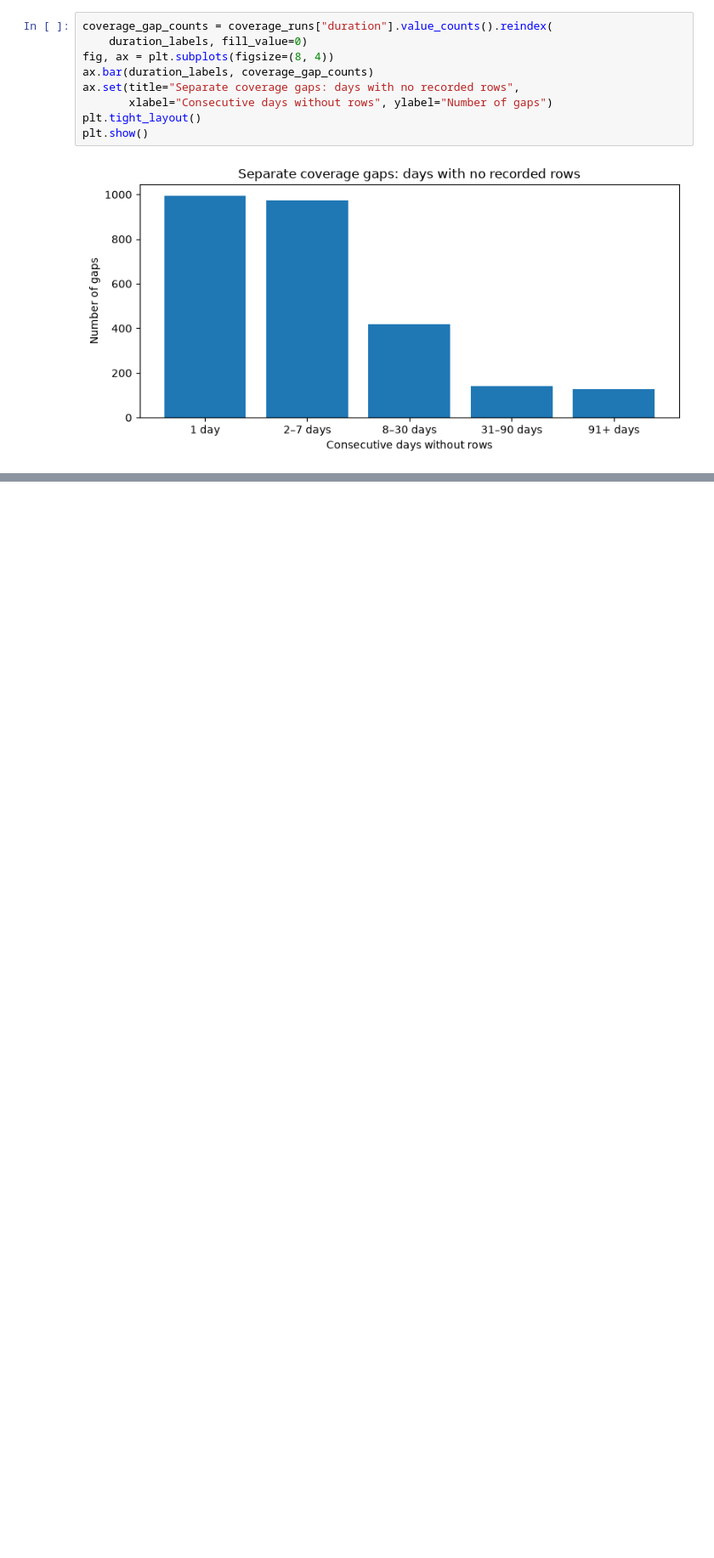
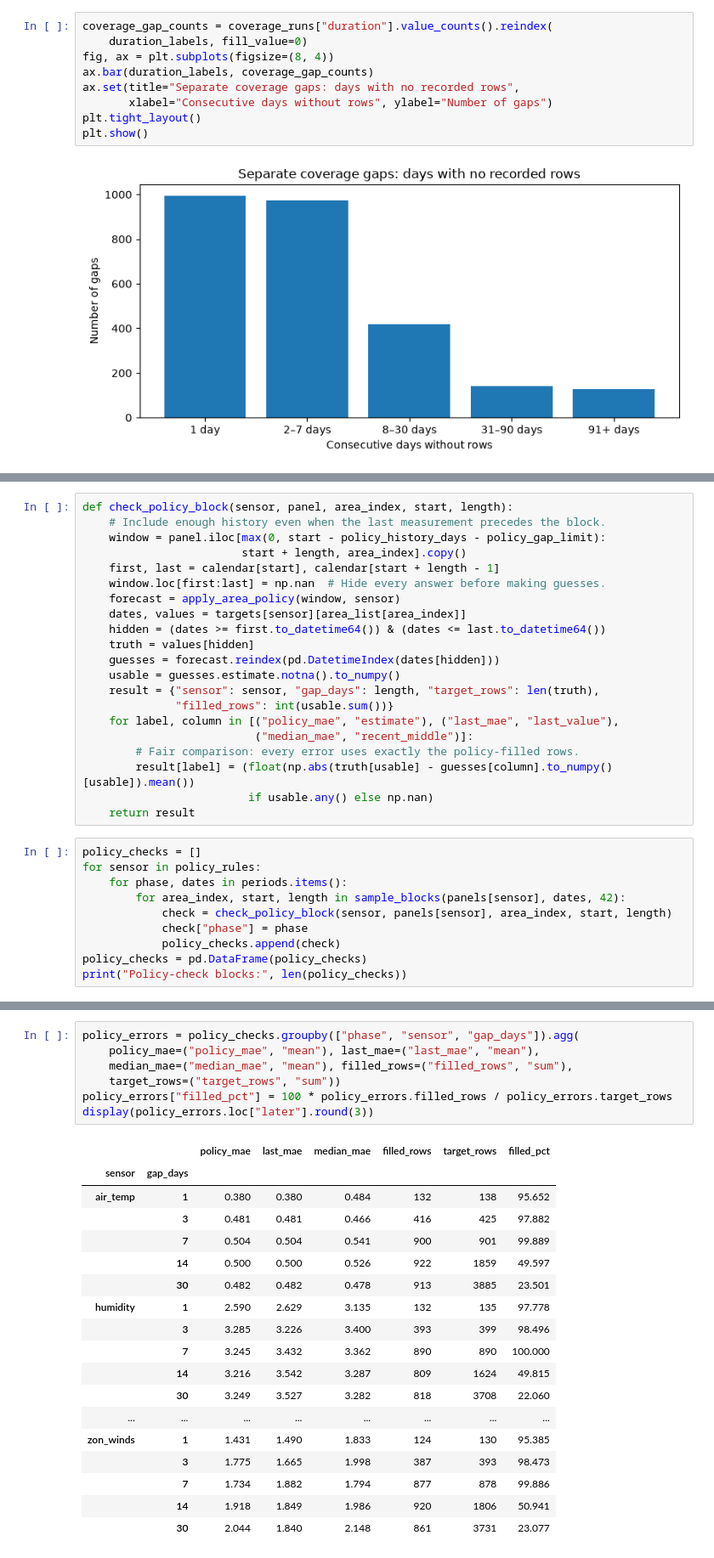
Before and after one commit to Break-Through-Tech/AWS-1B-climate-risk-modeling-for-supply-chain-resiliency, a Jupyter notebook: notebooks/missingness_audit.ipynb, the cells around one changed output, grey strips where cells are left out. Shown at 85% size. Drawn from its saved outputs; the diff is of its cells as text; blank space fills up the shorter version.

```diff
--- a/notebooks/missingness_audit.ipynb
+++ b/notebooks/missingness_audit.ipynb
@@ -338,0 +797,31 @@ The final cleaned CSV must preserve the original column names and order. Any pro
+# %%
+def check_policy_block(sensor, panel, area_index, start, length):
+    # Include enough history even when the last measurement precedes the block.
+    window = panel.iloc[max(0, start - policy_history_days - policy_gap_limit):
+                        start + length, area_index].copy()
+    first, last = calendar[start], calendar[start + length - 1]
+    window.loc[first:last] = np.nan  # Hide every answer before making guesses.
+    forecast = apply_area_policy(window, sensor)
+    dates, values = targets[sensor][area_list[area_index]]
+    hidden = (dates >= first.to_datetime64()) & (dates <= last.to_datetime64())
+    truth = values[hidden]
+    guesses = forecast.reindex(pd.DatetimeIndex(dates[hidden]))
+    usable = guesses.estimate.notna().to_numpy()
+    result = {"sensor": sensor, "gap_days": length, "target_rows": len(truth),
+              "filled_rows": int(usable.sum())}
+    for label, column in [("policy_mae", "estimate"), ("last_mae", "last_value"),
+                          ("median_mae", "recent_middle")]:
+        # Fair comparison: every error uses exactly the policy-filled rows.
+        result[label] = (float(np.abs(truth[usable] - guesses[column].to_numpy()[usable]).mean())
+                         if usable.any() else np.nan)
+    return result
+# %%
+policy_checks = []
+for sensor in policy_rules:
+    for phase, dates in periods.items():
+        for area_index, start, length in sample_blocks(panels[sensor], dates, 42):
+            check = check_policy_block(sensor, panels[sensor], area_index, start, length)
+            check["phase"] = phase
+            policy_checks.append(check)
+policy_checks = pd.DataFrame(policy_checks)
+print("Policy-check blocks:", len(policy_checks))
@@ -338,0 +832,26 @@ The final cleaned CSV must preserve the original column names and order. Any pro
+# %%
+policy_errors = policy_checks.groupby(["phase", "sensor", "gap_days"]).agg(
+    policy_mae=("policy_mae", "mean"), last_mae=("last_mae", "mean"),
+    median_mae=("median_mae", "mean"), filled_rows=("filled_rows", "sum"),
+    target_rows=("target_rows", "sum"))
+policy_errors["filled_pct"] = 100 * policy_errors.filled_rows / policy_errors.target_rows
+display(policy_errors.loc["later"].round(3))
+# %% [output]
+|  |  | policy_mae | last_mae | median_mae | filled_rows | target_rows | filled_pct |
+| sensor | gap_days |  |  |  |  |  |  |
+| air_temp | 1 | 0.380 | 0.380 | 0.484 | 132 | 138 | 95.652 |
+|  | 3 | 0.481 | 0.481 | 0.466 | 416 | 425 | 97.882 |
+|  | 7 | 0.504 | 0.504 | 0.541 | 900 | 901 | 99.889 |
+|  | 14 | 0.500 | 0.500 | 0.526 | 922 | 1859 | 49.597 |
+|  | 30 | 0.482 | 0.482 | 0.478 | 913 | 3885 | 23.501 |
+| humidity | 1 | 2.590 | 2.629 | 3.135 | 132 | 135 | 97.778 |
+|  | 3 | 3.285 | 3.226 | 3.400 | 393 | 399 | 98.496 |
+|  | 7 | 3.245 | 3.432 | 3.362 | 890 | 890 | 100.000 |
+|  | 14 | 3.216 | 3.542 | 3.287 | 809 | 1624 | 49.815 |
+|  | 30 | 3.249 | 3.527 | 3.282 | 818 | 3708 | 22.060 |
+| ... | ... | ... | ... | ... | ... | ... | ... |
+| zon_winds | 1 | 1.431 | 1.490 | 1.833 | 124 | 130 | 95.385 |
+|  | 3 | 1.775 | 1.665 | 1.998 | 387 | 393 | 98.473 |
+|  | 7 | 1.734 | 1.882 | 1.794 | 877 | 878 | 99.886 |
+|  | 14 | 1.918 | 1.849 | 1.986 | 920 | 1806 | 50.941 |
+|  | 30 | 2.044 | 1.840 | 2.148 | 861 | 3731 | 23.077 |
```
Also changed, not shown: parts of 81 cells of this notebook, 5 other files.
